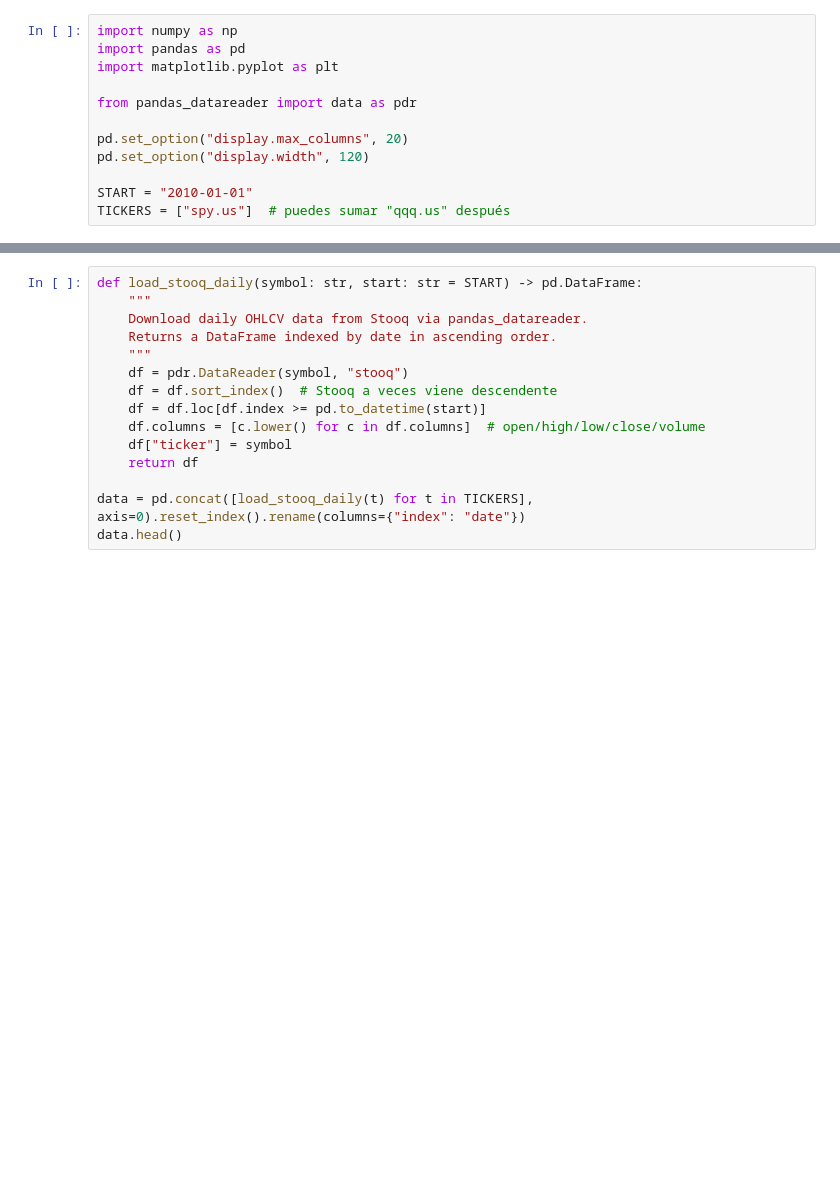
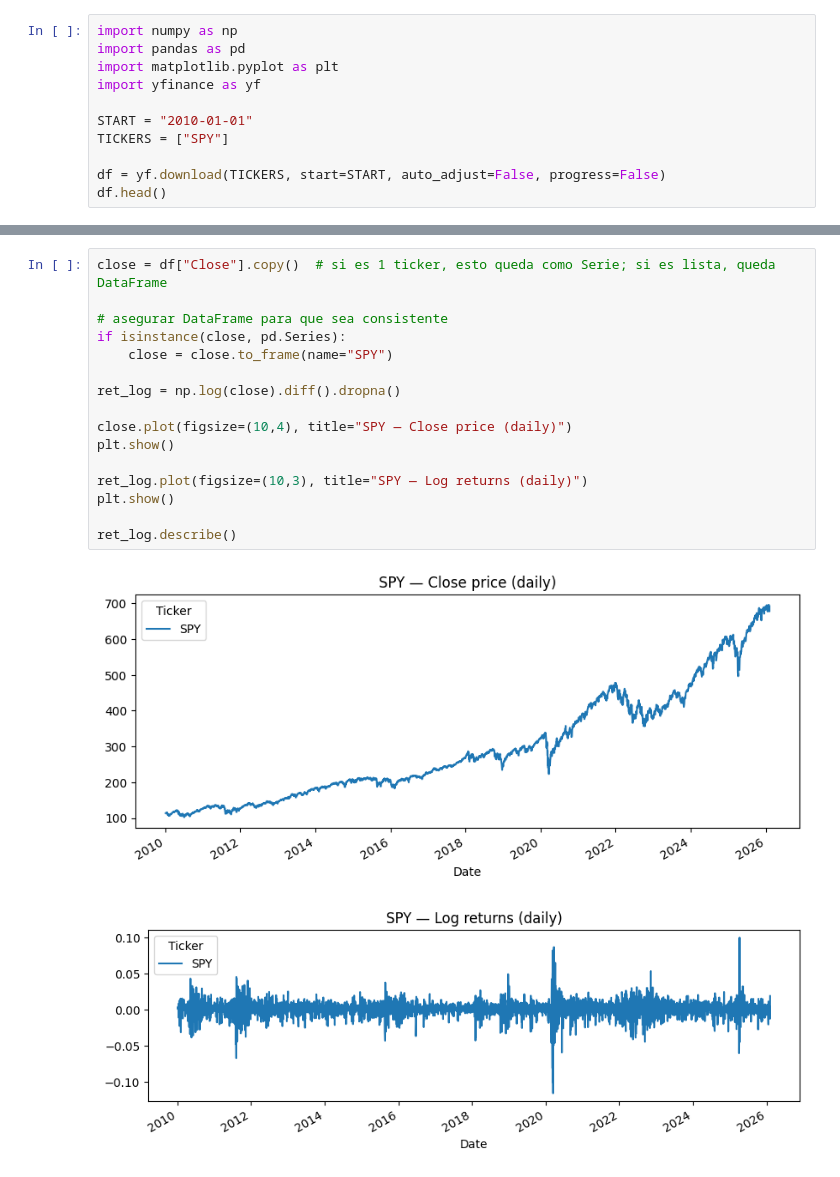
Before and after one commit to max-y98/value-at-risk-backtesting-suite, a Jupyter notebook: notebooks/01_data_ingestion_quality.ipynb, the cells around one changed output, grey strips where cells are left out. Cells and saved outputs as stored; diff of their text form; blank space fills up the shorter version.

```diff
--- a/notebooks/01_data_ingestion_quality.ipynb
+++ b/notebooks/01_data_ingestion_quality.ipynb
@@ -12,11 +5,10 @@ SyntaxError: invalid syntax (587485538.py, line 3)
 import numpy as np
 import pandas as pd
 import matplotlib.pyplot as plt
-
-from pandas_datareader import data as pdr
-
-pd.set_option("display.max_columns", 20)
-pd.set_option("display.width", 120)
+import yfinance as yf
 
 START = "2010-01-01"
-TICKERS = ["spy.us"]  # puedes sumar "qqq.us" después
+TICKERS = ["SPY"]
+
+df = yf.download(TICKERS, start=START, auto_adjust=False, progress=False)
+df.head()
@@ -23,15 +24,19 @@ TICKERS = ["spy.us"]  # puedes sumar "qqq.us" después
 # %%
-def load_stooq_daily(symbol: str, start: str = START) -> pd.DataFrame:
-    """
-    Download daily OHLCV data from Stooq via pandas_datareader.
-    Returns a DataFrame indexed by date in ascending order.
-    """
-    df = pdr.DataReader(symbol, "stooq")
-    df = df.sort_index()  # Stooq a veces viene descendente
-    df = df.loc[df.index >= pd.to_datetime(start)]
-    df.columns = [c.lower() for c in df.columns]  # open/high/low/close/volume
-    df["ticker"] = symbol
-    return df
+close = df["Close"].copy()  # si es 1 ticker, esto queda como Serie; si es lista, queda DataFrame
 
-data = pd.concat([load_stooq_daily(t) for t in TICKERS], axis=0).reset_index().rename(columns={"index": "date"})
-data.head()
+# asegurar DataFrame para que sea consistente
+if isinstance(close, pd.Series):
+    close = close.to_frame(name="SPY")
+
+ret_log = np.log(close).diff().dropna()
+
+close.plot(figsize=(10,4), title="SPY — Close price (daily)")
+plt.show()
+
+ret_log.plot(figsize=(10,3), title="SPY — Log returns (daily)")
+plt.show()
+
+ret_log.describe()
+# %% [output]
+[figure, added]
+[figure, added]
```
Also changed, not shown: parts of 9 cells of this notebook, 1 other file.
